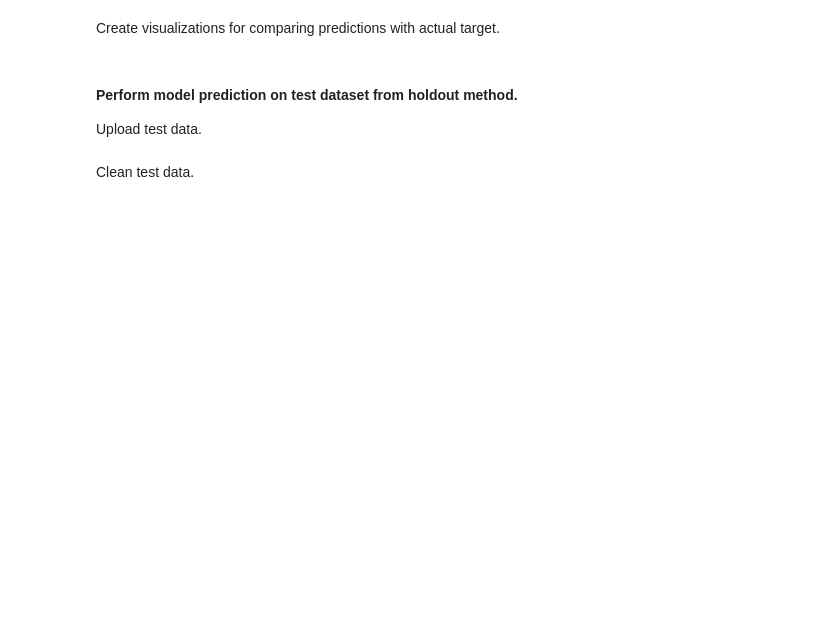
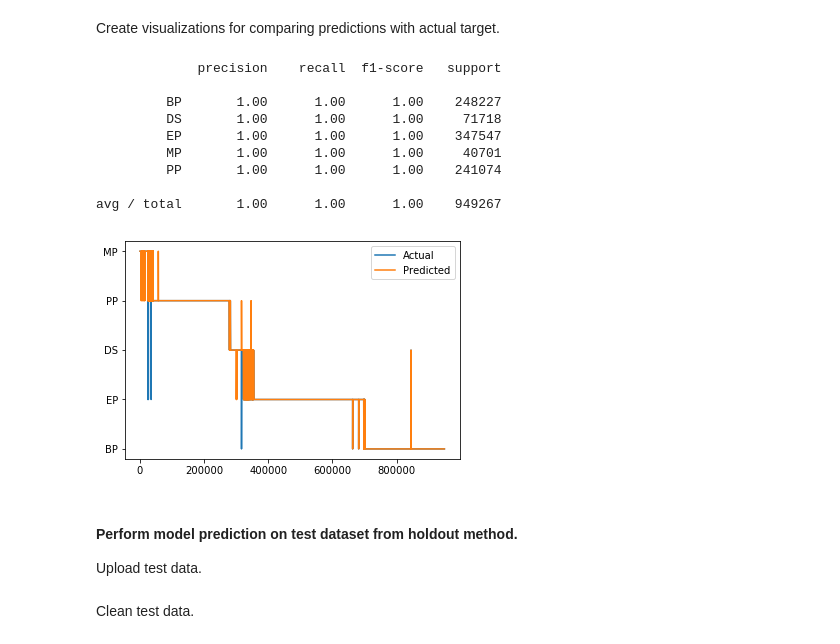
Before and after one commit to NealFM/Group-9-CS363D, a Jupyter notebook: Group 9 Data Mining.ipynb, the cells around one changed output. Drawn from its saved outputs; the diff is of its cells as text; code cells hidden in the pictures; blank space fills up the shorter version.

```diff
--- a/Group 9 Data Mining.ipynb
+++ b/Group 9 Data Mining.ipynb
@@ -178,16 +252,27 @@ Create visualizations for comparing predictions with actual target.
 # %%
 unq = prediction[target].unique()[::-1]
 p = np.zeros((len(prediction),))
 a = np.zeros((len(prediction),))
 for i,q in enumerate(unq):
     p += i*(prediction[target] == q).values
-    a += i*(df[target] == q).values
+    a += i*(reduceData[target] == q).values
 #Plot predictions vs actual
 plt.plot(a)
 plt.plot(p)
 plt.legend(['Actual','Predicted'])
 plt.yticks([i for i in range(len(unq))],[q for q in unq]);
-print(classification_report(df[target], prediction[target]))
+print(classification_report(reduceData[target], prediction[target]))
+# %% [output]
+             precision    recall  f1-score   support
+
+         BP       1.00      1.00      1.00    248227
+         DS       1.00      1.00      1.00     71718
+         EP       1.00      1.00      1.00    347547
+         MP       1.00      1.00      1.00     40701
+         PP       1.00      1.00      1.00    241074
+
+avg / total       1.00      1.00      1.00    949267
+[figure, added]
 # %% [markdown]
 #### Perform model prediction on test dataset from holdout method.
 Upload test data.
```
Also changed, not shown: parts of 12 cells of this notebook.
